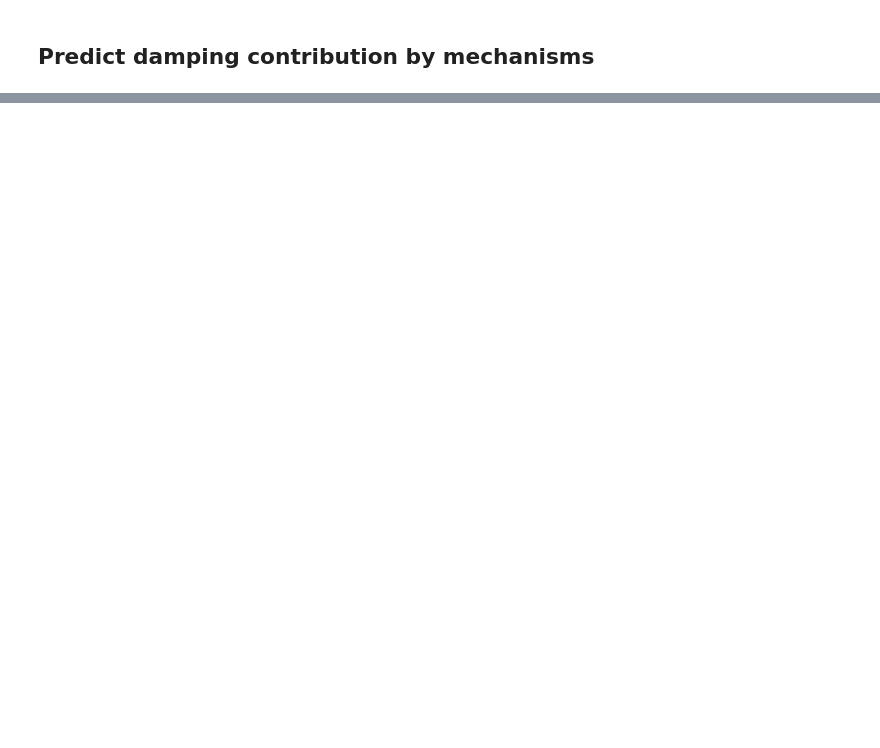
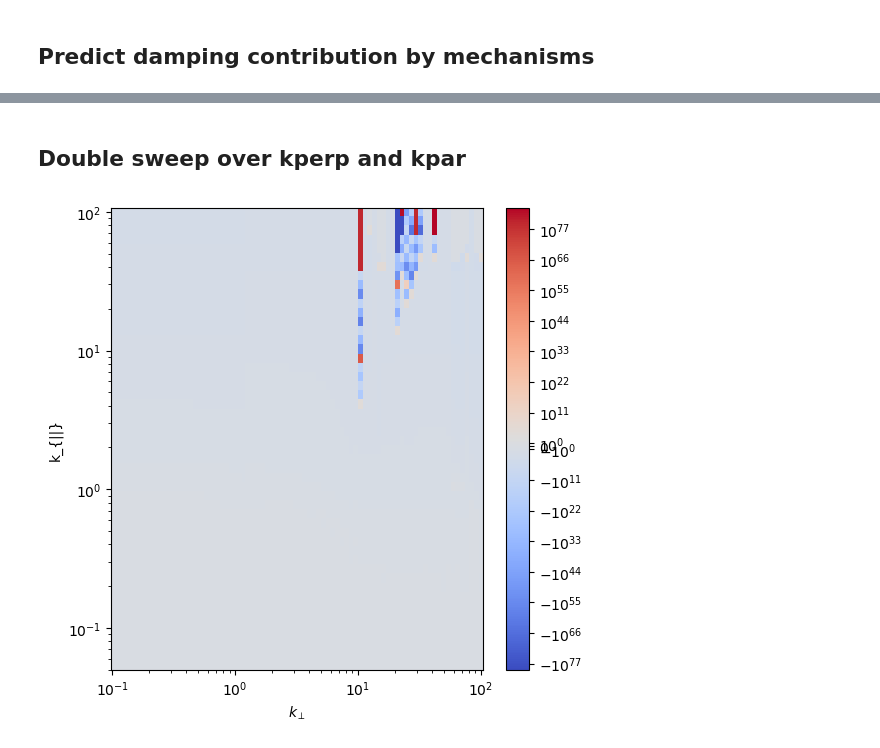
Before and after one commit to kgklein/PLUME, a Jupyter notebook: examplelinfpc.ipynb, the cells around one changed output, grey strips where cells are left out. Cells and saved outputs as stored; diff of their text form; code cells hidden in the pictures; blank space fills up the shorter version.

```diff
--- a/examplelinfpc.ipynb
+++ b/examplelinfpc.ipynb
@@ -273,0 +283,48 @@ plt.show()
+# %% [markdown]
+## Double sweep over kperp and kpar
+# %%
+importlib.reload(lfpc)
+importlib.reload(lp)
+import copy
+tempparams = copy.deepcopy(plumeinput.params)
+
+doublesweep = {}
+nsamps = 50
+for _key in sweep.keys():
+    doublesweep[_key] = np.zeros((len(sweep['kperp']),2*nsamps+2)) #2*nsamps+1 as 'make_sweeps_that_branch_from_params' returns 2*nsamps+2 samples
+
+_kperpidx = 0
+for _kperpval in sweep['kperp']:
+    sweepvarkey = 'kpar'
+    sweepmin = np.min(sweep['kperp'])
+    sweepmax = np.max(sweep['kperp'])
+    roottemp = sweep['w'][_kperpidx]
+    plumeinput.params['kperp']= np.round(_kperpval,3)
+    inputflnm = inputfldr+'sweeptemp'
+    outputname = 'sweeptemp'
+    sweeptemp = lfpc.make_sweeps_that_branch_from_params(plumeinput,sweepvarkey,sweepmin,sweepmax,roottemp,inputflnm,outputname,outlog='outlog',nsamps=nsamps,verbose=False)
+    for _key in sweep.keys():
+        doublesweep[_key][_kperpidx,:] = sweeptemp[_key][:]
+    _kperpidx += 1
+
+for _key in sweep.keys():
+    doublesweep[_key] = np.asarray(doublesweep[_key])
+
+plumeinput.params = tempparams
+# %%
+import matplotlib.colors as colors
+
+Xplot = doublesweep['kperp']
+Yplot = doublesweep['kpar']
+Zplot = doublesweep['g']
+
+plt.figure(figsize=(6,6))
+plt.xscale("log")
+plt.yscale("log")
+im = plt.pcolormesh(Xplot,Yplot,Zplot,norm=colors.SymLogNorm(linthresh=1, linscale=1, vmin=Zplot.min(), vmax=Zplot.max()),cmap='coolwarm')
+clrbar = plt.colorbar(im, ax=plt.gca())#,format='%.1e')
+plt.xlabel(r"$k_\perp$")
+plt.ylabel(r"k_{||}")
+plt.show()
+# %% [output]
+[figure, added]
```
Also changed, not shown: parts of 16 cells of this notebook, 1 other file.
